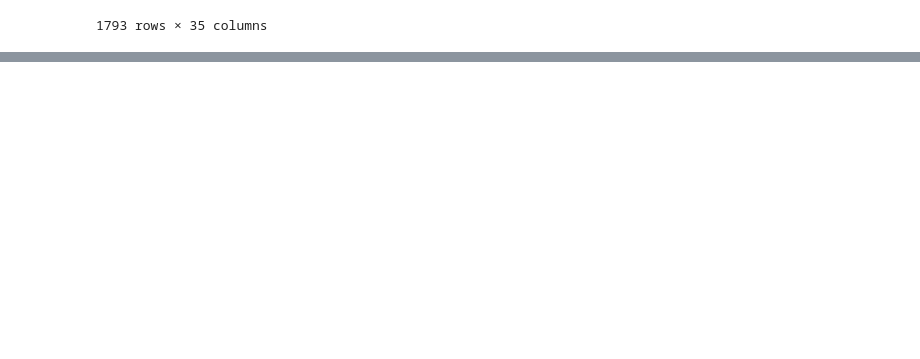
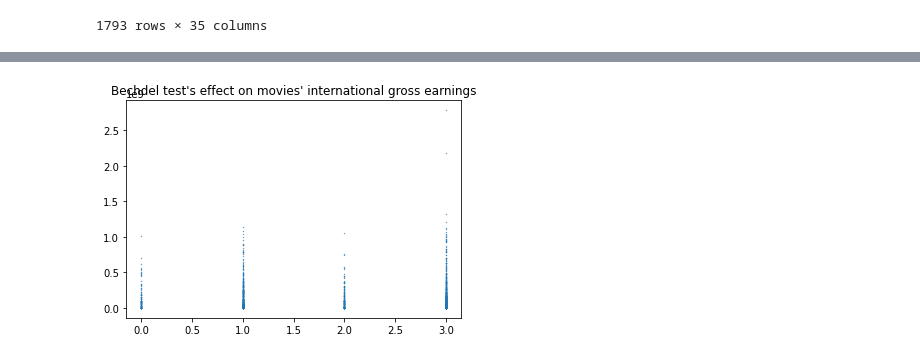
Before and after one commit to bdavi119/qbb2021-answers, a Jupyter notebook: day4-evening/advanced_day4.ipynb, the cells around one changed output, grey strips where cells are left out. Saved outputs shown, nothing was run; the diff lists cells and outputs as text; code cells hidden in the pictures; blank space fills up the shorter version.

Commit message:
Added graphs to advanced exercises

```diff
--- a/day4-evening/advanced_day4.ipynb
+++ b/day4-evening/advanced_day4.ipynb
@@ -32,0 +45,12 @@ df
+# %%
+x = df.loc[:,'rating']
+y = df.loc[:, 'intgross']
+
+fig, ax = plt.subplots()
+
+ax.scatter(x, y, s=0.1)
+ax.set_title("Bechdel test's effect on movies' international gross earnings")
+
+plt.show()
+# %% [output]
+[figure, added]
```
Also changed, not shown: parts of 2 cells of this notebook.
